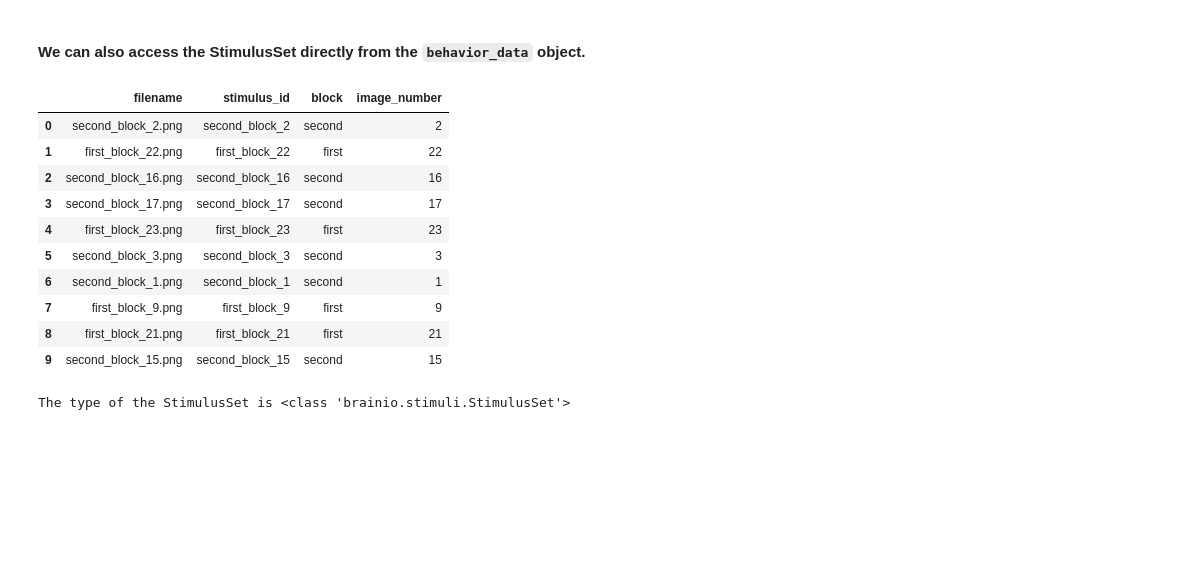
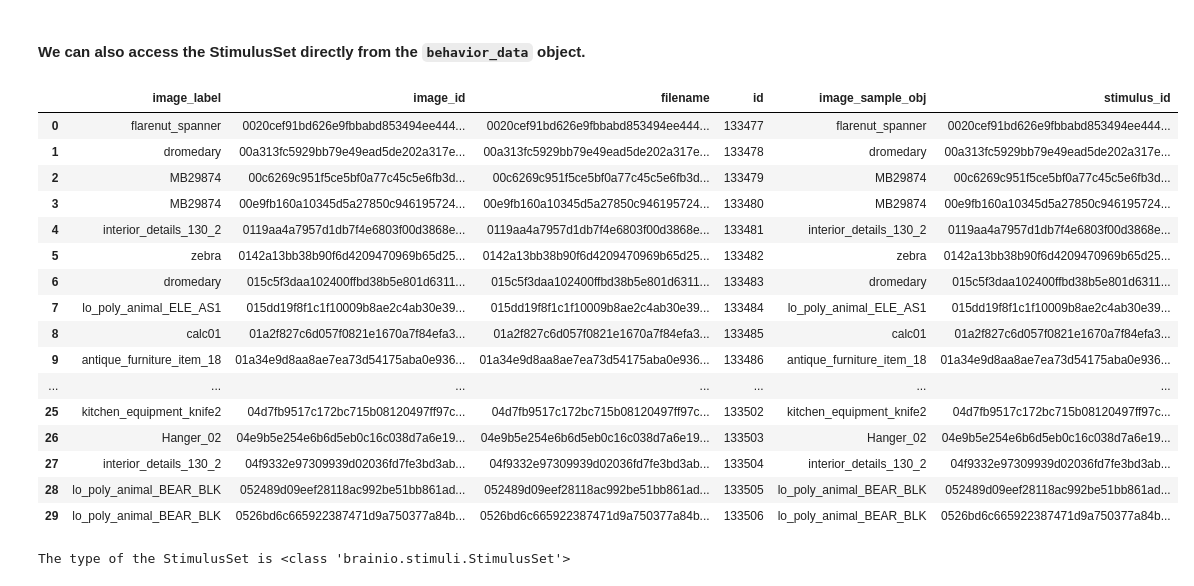
Before and after one commit to KartikP/Brain-Score-Tutorials, a Jupyter notebook: explore_behavior_benchmark_tutorial.ipynb, the cells around one changed output. Saved outputs shown, nothing was run; the diff lists cells and outputs as text; code cells hidden in the pictures; blank space fills up the shorter version.

```diff
--- a/explore_behavior_benchmark_tutorial.ipynb
+++ b/explore_behavior_benchmark_tutorial.ipynb
@@ -27,6 +27,6 @@ import xarray as xr
 The `load_dataset` function will load the StimulusSet and DataAssembly to your `.brainio` folder.
 # %%
 # Here the data identifier can be used to easily load the data.
-behavior_data = brainscore_vision.load_dataset("Ferguson2024_circle_line")
+behavior_data = brainscore_vision.load_dataset("Rajalingham2018.public")
 behavior_data
 # %% [output]
@@ -110,19 +96,25 @@ The size of the StimulusSet CSV is (48, 4)
 #### We can also access the StimulusSet directly from the `behavior_data` object.
 # %%
 # behavior_data.stimulus_set[:10] also achieves the same result
-behavior_data.attrs['stimulus_set'][:10]
+behavior_data.attrs['stimulus_set'][:30]
 # %% [output]
-|  | filename | stimulus_id | block | image_number |
-| 0 | second_block_2.png | second_block_2 | second | 2 |
-| 1 | first_block_22.png | first_block_22 | first | 22 |
-| 2 | second_block_16.png | second_block_16 | second | 16 |
-| 3 | second_block_17.png | second_block_17 | second | 17 |
-| 4 | first_block_23.png | first_block_23 | first | 23 |
-| 5 | second_block_3.png | second_block_3 | second | 3 |
-| 6 | second_block_1.png | second_block_1 | second | 1 |
-| 7 | first_block_9.png | first_block_9 | first | 9 |
-| 8 | first_block_21.png | first_block_21 | first | 21 |
-| 9 | second_block_15.png | second_block_15 | second | 15 |
+|  | image_label | image_id | filename | id | image_sample_obj | stimulus_id |
+| 0 | flarenut_spanner | 0020cef91bd626e9fbbabd853494ee444... | 0020cef91bd626e9fbbabd853494ee444... | 133477 | flarenut_spanner | 0020cef91bd626e9fbbabd853494ee444... |
+| 1 | dromedary | 00a313fc5929bb79e49ead5de202a317e... | 00a313fc5929bb79e49ead5de202a317e... | 133478 | dromedary | 00a313fc5929bb79e49ead5de202a317e... |
+| 2 | MB29874 | 00c6269c951f5ce5bf0a77c45c5e6fb3d... | 00c6269c951f5ce5bf0a77c45c5e6fb3d... | 133479 | MB29874 | 00c6269c951f5ce5bf0a77c45c5e6fb3d... |
+| 3 | MB29874 | 00e9fb160a10345d5a27850c946195724... | 00e9fb160a10345d5a27850c946195724... | 133480 | MB29874 | 00e9fb160a10345d5a27850c946195724... |
+| 4 | interior_details_130_2 | 0119aa4a7957d1db7f4e6803f00d3868e... | 0119aa4a7957d1db7f4e6803f00d3868e... | 133481 | interior_details_130_2 | 0119aa4a7957d1db7f4e6803f00d3868e... |
+| 5 | zebra | 0142a13bb38b90f6d4209470969b65d25... | 0142a13bb38b90f6d4209470969b65d25... | 133482 | zebra | 0142a13bb38b90f6d4209470969b65d25... |
+| 6 | dromedary | 015c5f3daa102400ffbd38b5e801d6311... | 015c5f3daa102400ffbd38b5e801d6311... | 133483 | dromedary | 015c5f3daa102400ffbd38b5e801d6311... |
+| 7 | lo_poly_animal_ELE_AS1 | 015dd19f8f1c1f10009b8ae2c4ab30e39... | 015dd19f8f1c1f10009b8ae2c4ab30e39... | 133484 | lo_poly_animal_ELE_AS1 | 015dd19f8f1c1f10009b8ae2c4ab30e39... |
+| 8 | calc01 | 01a2f827c6d057f0821e1670a7f84efa3... | 01a2f827c6d057f0821e1670a7f84efa3... | 133485 | calc01 | 01a2f827c6d057f0821e1670a7f84efa3... |
+| 9 | antique_furniture_item_18 | 01a34e9d8aa8ae7ea73d54175aba0e936... | 01a34e9d8aa8ae7ea73d54175aba0e936... | 133486 | antique_furniture_item_18 | 01a34e9d8aa8ae7ea73d54175aba0e936... |
+| ... | ... | ... | ... | ... | ... | ... |
+| 25 | kitchen_equipment_knife2 | 04d7fb9517c172bc715b08120497ff97c... | 04d7fb9517c172bc715b08120497ff97c... | 133502 | kitchen_equipment_knife2 | 04d7fb9517c172bc715b08120497ff97c... |
+| 26 | Hanger_02 | 04e9b5e254e6b6d5eb0c16c038d7a6e19... | 04e9b5e254e6b6d5eb0c16c038d7a6e19... | 133503 | Hanger_02 | 04e9b5e254e6b6d5eb0c16c038d7a6e19... |
+| 27 | interior_details_130_2 | 04f9332e97309939d02036fd7fe3bd3ab... | 04f9332e97309939d02036fd7fe3bd3ab... | 133504 | interior_details_130_2 | 04f9332e97309939d02036fd7fe3bd3ab... |
+| 28 | lo_poly_animal_BEAR_BLK | 052489d09eef28118ac992be51bb861ad... | 052489d09eef28118ac992be51bb861ad... | 133505 | lo_poly_animal_BEAR_BLK | 052489d09eef28118ac992be51bb861ad... |
+| 29 | lo_poly_animal_BEAR_BLK | 0526bd6c665922387471d9a750377a84b... | 0526bd6c665922387471d9a750377a84b... | 133506 | lo_poly_animal_BEAR_BLK | 0526bd6c665922387471d9a750377a84b... |
 # %%
 print(f"The type of the StimulusSet is {type(behavior_data.attrs['stimulus_set'])}")
 # %% [output]
```
Also changed, not shown: parts of 16 cells of this notebook.
